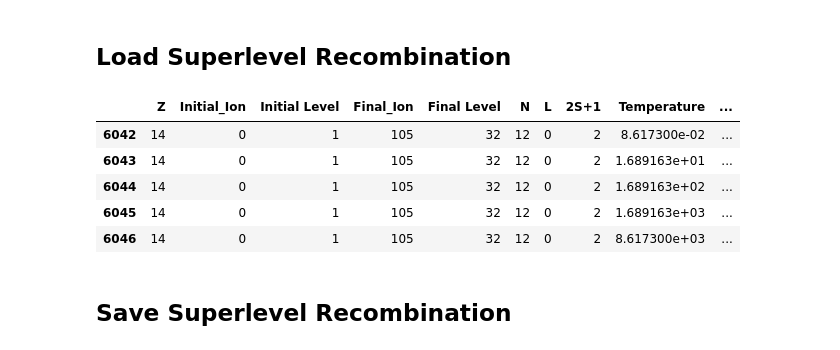
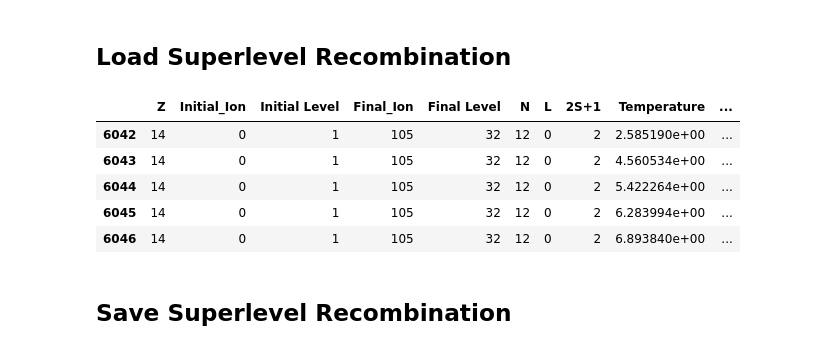
Before and after one commit to AtsushiTanimoto/AtomicDatabase, a Jupyter notebook: xstar.ipynb, the cells around one changed output. Saved outputs shown, nothing was run; the diff lists cells and outputs as text; code cells hidden in the pictures.

```diff
--- a/xstar.ipynb
+++ b/xstar.ipynb
@@ -243,41 +243,41 @@ Z             = []
 Initial_Ion   = []
 Initial_Level = []
 Final_Ion     = []
 Final_Level   = []
 N             = []
 L             = []
 S             = []
 Temperature   = []
 Rate          = []
 
 for i in range(390628):
     if Pointer[10*i+1]==70:
         nd = Integer[Pointer[10*i+8]-1]
         nt = Integer[Pointer[10*i+8]+0]
         nx = Integer[Pointer[10*i+8]+1]
 
         for j in range(nt):
             Z             += [Integer[Pointer[10*i+8]+5]]
             Initial_Ion   += [Integer[Pointer[10*i+8]+7]]
             Initial_Level += [Integer[Pointer[10*i+8]+6]]
             Final_Ion     += [Integer[Pointer[10*i+8]+9]]
             Final_Level   += [Integer[Pointer[10*i+8]+8]]
             N             += [Integer[Pointer[10*i+8]+2]]
             L             += [Integer[Pointer[10*i+8]+3]]
             S             += [Integer[Pointer[10*i+8]+4]]
-            Temperature   += ["{0:.6e}".format(8.6173e-05*10**Real[Pointer[10*i+7]+nd+j-1])]
-            Rate          += ["{0:.6e}".format(           10**Real[Pointer[10*i+7]+nd+nt+j-1])]
+            Temperature   += ["{0:.6e}".format(8.6173e-01*Real[Pointer[10*i+7]+nd+j-1])]
+            Rate          += ["{0:.6e}".format(       10**Real[Pointer[10*i+7]+nd+nt+j-1])]
 
 df05 = DataFrame(data={"Z":Z, "Initial_Ion":Initial_Ion, "Initial Level":Initial_Level, "Final_Ion":Final_Ion, "Final Level":Final_Level, "N":N, "L":L, "2S+1":S, "Temperature":Temperature, "Rate":Rate})
 df05 = df05.sort_values(["Z", "Initial_Ion", "Initial Level", "Final_Ion"]).reset_index().drop(columns="index")
-df05.query("Final_Ion==105")
+df05
 # %% [output]
 |  | Z | Initial_Ion | Initial Level | Final_Ion | Final Level | N | L | 2S+1 | Temperature | ... |
-| 6042 | 14 | 0 | 1 | 105 | 32 | 12 | 0 | 2 | 8.617300e-02 | ... |
-| 6043 | 14 | 0 | 1 | 105 | 32 | 12 | 0 | 2 | 1.689163e+01 | ... |
-| 6044 | 14 | 0 | 1 | 105 | 32 | 12 | 0 | 2 | 1.689163e+02 | ... |
-| 6045 | 14 | 0 | 1 | 105 | 32 | 12 | 0 | 2 | 1.689163e+03 | ... |
-| 6046 | 14 | 0 | 1 | 105 | 32 | 12 | 0 | 2 | 8.617300e+03 | ... |
+| 6042 | 14 | 0 | 1 | 105 | 32 | 12 | 0 | 2 | 2.585190e+00 | ... |
+| 6043 | 14 | 0 | 1 | 105 | 32 | 12 | 0 | 2 | 4.560534e+00 | ... |
+| 6044 | 14 | 0 | 1 | 105 | 32 | 12 | 0 | 2 | 5.422264e+00 | ... |
+| 6045 | 14 | 0 | 1 | 105 | 32 | 12 | 0 | 2 | 6.283994e+00 | ... |
+| 6046 | 14 | 0 | 1 | 105 | 32 | 12 | 0 | 2 | 6.893840e+00 | ... |
 # %% [markdown]
 ## Save Superlevel Recombination
 # %%
```
Also changed, not shown: 26 other files.
